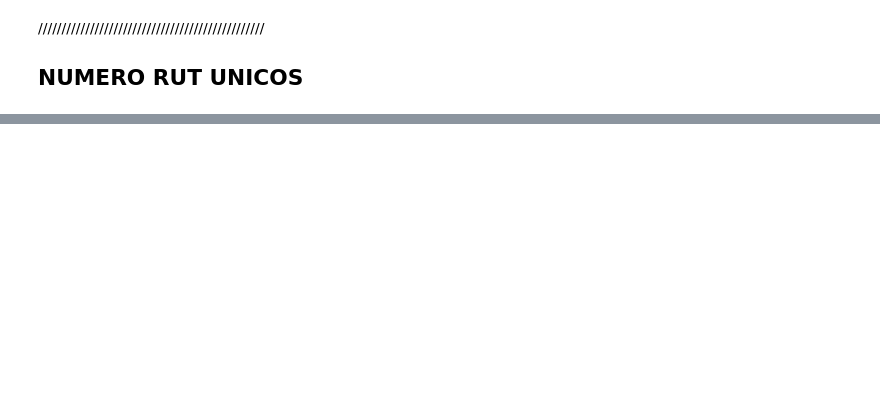
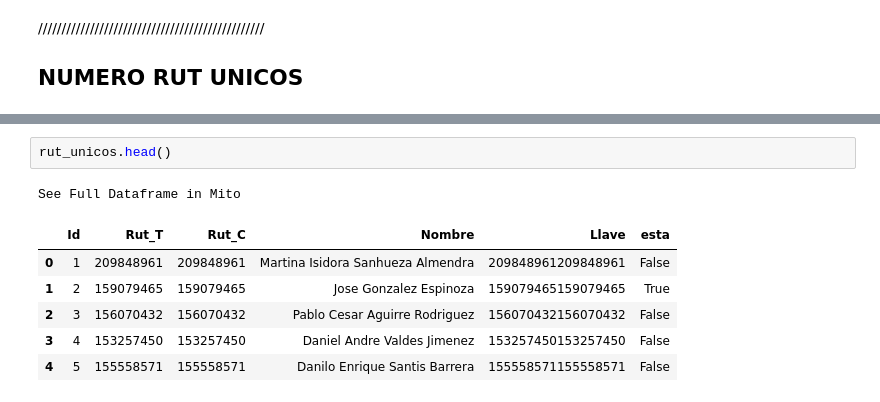
Before and after one commit to juanca-martinez/basefinal, a Jupyter notebook: modeloNuevo/MetLife_Analisis.ipynb, the cells around one changed output, grey strips where cells are left out. Drawn from its saved outputs; the diff is of its cells as text; blank space fills up the shorter version.

```diff
--- a/modeloNuevo/MetLife_Analisis.ipynb
+++ b/modeloNuevo/MetLife_Analisis.ipynb
@@ -874,0 +892,10 @@ subir_unicos.to_sql(
+# %%
+rut_unicos.head()
+# %% [output]
+See Full Dataframe in Mito
+|  | Id | Rut_T | Rut_C | Nombre | Llave | esta |
+| 0 | 1 | 209848961 | 209848961 | Martina Isidora Sanhueza Almendra | 209848961209848961 | False |
+| 1 | 2 | 159079465 | 159079465 | Jose Gonzalez Espinoza | 159079465159079465 | True |
+| 2 | 3 | 156070432 | 156070432 | Pablo Cesar Aguirre Rodriguez | 156070432156070432 | False |
+| 3 | 4 | 153257450 | 153257450 | Daniel Andre Valdes Jimenez | 153257450153257450 | False |
+| 4 | 5 | 155558571 | 155558571 | Danilo Enrique Santis Barrera | 155558571155558571 | False |
```
Also changed, not shown: parts of 18 cells of this notebook.
